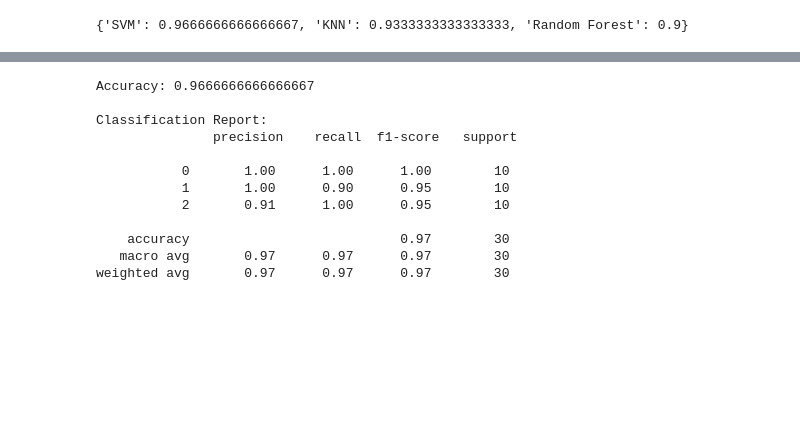
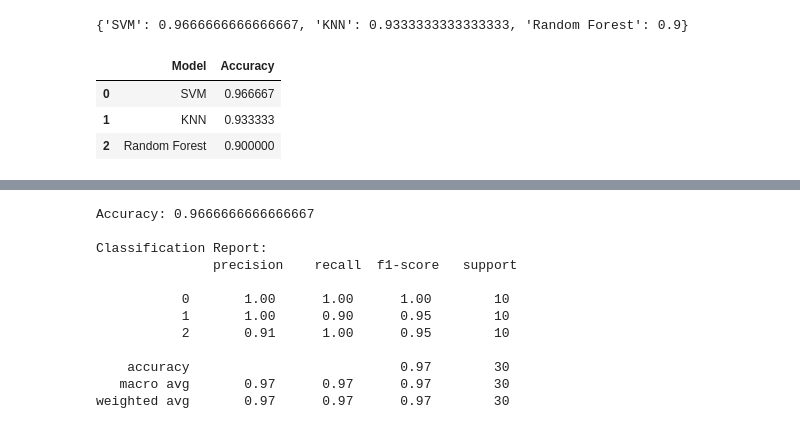
Before and after one commit to vasvi-1/Iris-Classification, a Jupyter notebook: iris_classification.ipynb, the cells around one changed output, grey strips where cells are left out. Saved outputs shown, nothing was run; the diff lists cells and outputs as text; code cells hidden in the pictures; blank space fills up the shorter version.

```diff
--- a/iris_classification.ipynb
+++ b/iris_classification.ipynb
@@ -66,3 +66,15 @@ for name, model in models.items():
 results
 # %% [output]
 {'SVM': 0.9666666666666667, 'KNN': 0.9333333333333333, 'Random Forest': 0.9}
+# %%
+comparison_df = pd.DataFrame({
+    'Model': results.keys(),
+    'Accuracy': results.values()
+})
+
+comparison_df.sort_values(by="Accuracy", ascending=False)
+# %% [output]
+|  | Model | Accuracy |
+| 0 | SVM | 0.966667 |
+| 1 | KNN | 0.933333 |
+| 2 | Random Forest | 0.900000 |
```
Also changed, not shown: parts of 1 cell of this notebook.
